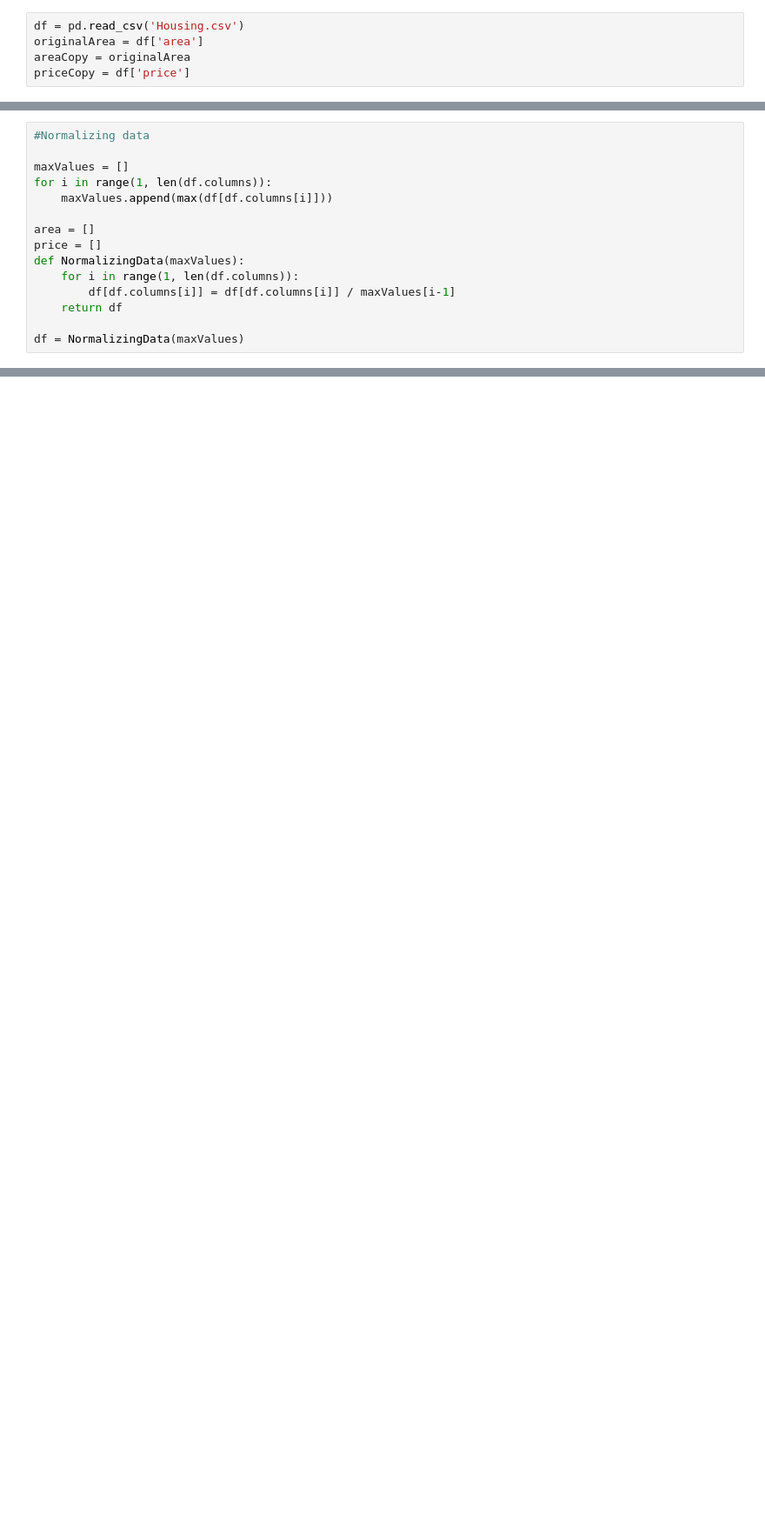
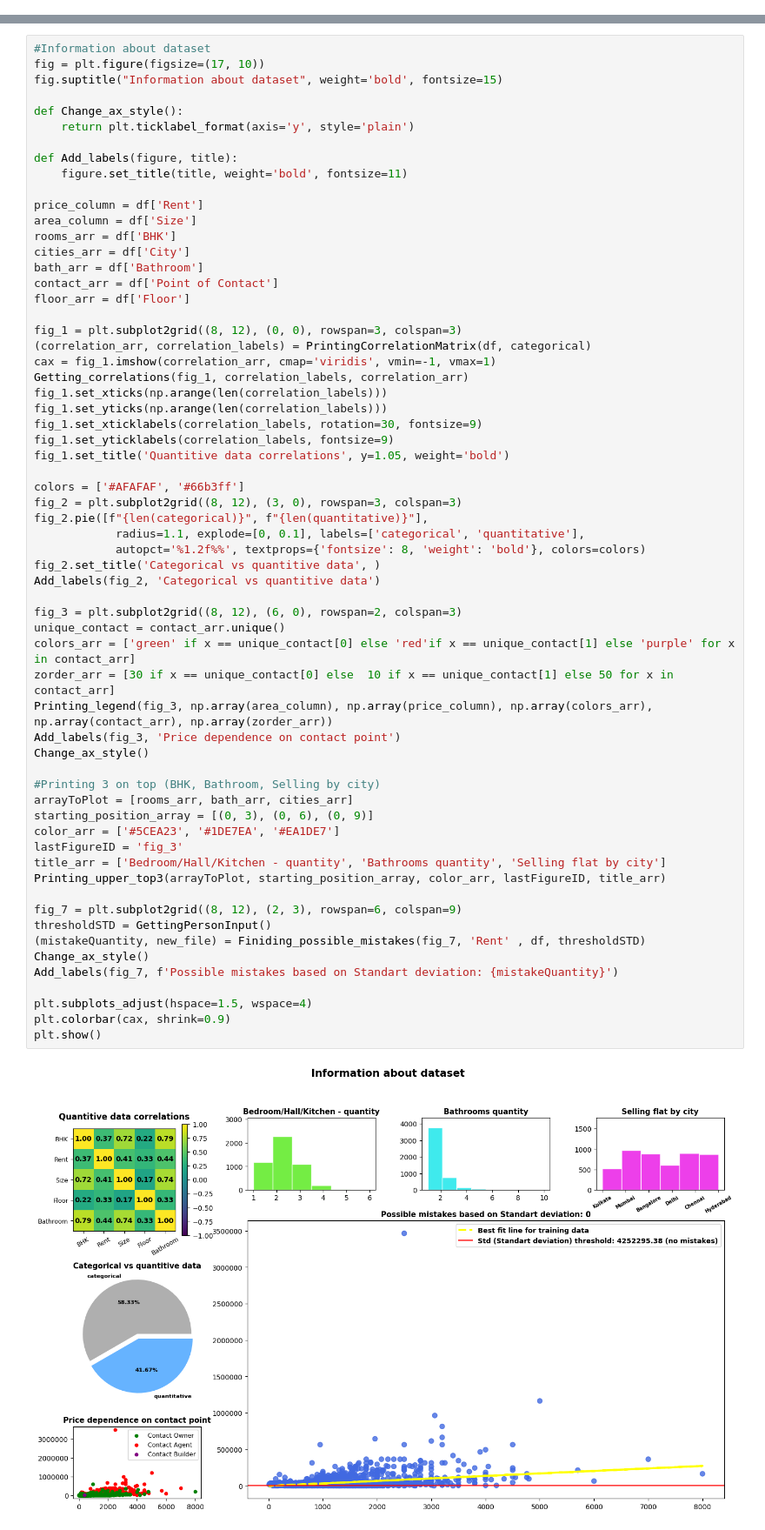
Before and after one commit to ernis2003/Data-visualizations-and-ML-projects, a Jupyter notebook: House price prediction.ipynb, the cells around one changed output, grey strips where cells are left out. Shown at 87% size. Cells and saved outputs as stored; diff of their text form; blank space fills up the shorter version.

```diff
--- a/House price prediction.ipynb
+++ b/House price prediction.ipynb
@@ -8,5 +10,0 @@ import warnings
-# %%
-df = pd.read_csv('Housing.csv')
-originalArea = df['area']
-areaCopy = originalArea
-priceCopy = df['price']
@@ -26,15 +10,0 @@ for i in range(len(values)):
-# %%
-#Normalizing data
-
-maxValues = []
-for i in range(1, len(df.columns)):
-    maxValues.append(max(df[df.columns[i]]))
-
-area = []
-price = []
-def NormalizingData(maxValues):
-    for i in range(1, len(df.columns)):
-        df[df.columns[i]] = df[df.columns[i]] / maxValues[i-1]
-    return df
-
-df = NormalizingData(maxValues)
@@ -150,0 +113,64 @@ plt.show()
+# %%
+#Information about dataset
+fig = plt.figure(figsize=(17, 10))
+fig.suptitle("Information about dataset", weight='bold', fontsize=15)
+
+def Change_ax_style():
+    return plt.ticklabel_format(axis='y', style='plain')
+
+def Add_labels(figure, title):
+    figure.set_title(title, weight='bold', fontsize=11)
+
+price_column = df['Rent']
+area_column = df['Size']
+rooms_arr = df['BHK']
+cities_arr = df['City']
+bath_arr = df['Bathroom']
+contact_arr = df['Point of Contact']
+floor_arr = df['Floor']
+
+fig_1 = plt.subplot2grid((8, 12), (0, 0), rowspan=3, colspan=3)
+(correlation_arr, correlation_labels) = PrintingCorrelationMatrix(df, categorical)
+cax = fig_1.imshow(correlation_arr, cmap='viridis', vmin=-1, vmax=1)
+Getting_correlations(fig_1, correlation_labels, correlation_arr)
+fig_1.set_xticks(np.arange(len(correlation_labels)))
+fig_1.set_yticks(np.arange(len(correlation_labels)))
+fig_1.set_xticklabels(correlation_labels, rotation=30, fontsize=9)
+fig_1.set_yticklabels(correlation_labels, fontsize=9)
+fig_1.set_title('Quantitive data correlations', y=1.05, weight='bold')
+
+colors = ['#AFAFAF', '#66b3ff']
+fig_2 = plt.subplot2grid((8, 12), (3, 0), rowspan=3, colspan=3)
+fig_2.pie([f"{len(categorical)}", f"{len(quantitative)}"],
+            radius=1.1, explode=[0, 0.1], labels=['categorical', 'quantitative'],
+            autopct='%1.2f%%', textprops={'fontsize': 8, 'weight': 'bold'}, colors=colors)
+fig_2.set_title('Categorical vs quantitive data', )
+Add_labels(fig_2, 'Categorical vs quantitive data')
+
+fig_3 = plt.subplot2grid((8, 12), (6, 0), rowspan=2, colspan=3)
+unique_contact = contact_arr.unique()
+colors_arr = ['green' if x == unique_contact[0] else 'red'if x == unique_contact[1] else 'purple' for x in contact_arr]
+zorder_arr = [30 if x == unique_contact[0] else  10 if x == unique_contact[1] else 50 for x in contact_arr]
+Printing_legend(fig_3, np.array(area_column), np.array(price_column), np.array(colors_arr), np.array(contact_arr), np.array(zorder_arr))
+Add_labels(fig_3, 'Price dependence on contact point')
+Change_ax_style()
+
+#Printing 3 on top (BHK, Bathroom, Selling by city)
+arrayToPlot = [rooms_arr, bath_arr, cities_arr]
+starting_position_array = [(0, 3), (0, 6), (0, 9)]
+color_arr = ['#5CEA23', '#1DE7EA', '#EA1DE7']
+lastFigureID = 'fig_3'
+title_arr = ['Bedroom/Hall/Kitchen - quantity', 'Bathrooms quantity', 'Selling flat by city']
+Printing_upper_top3(arrayToPlot, starting_position_array, color_arr, lastFigureID, title_arr)
+
+fig_7 = plt.subplot2grid((8, 12), (2, 3), rowspan=6, colspan=9)
+thresholdSTD = GettingPersonInput()
+(mistakeQuantity, new_file) = Finiding_possible_mistakes(fig_7, 'Rent' , df, thresholdSTD)
+Change_ax_style()
+Add_labels(fig_7, f'Possible mistakes based on Standart deviation: {mistakeQuantity}')
+
+plt.subplots_adjust(hspace=1.5, wspace=4)
+plt.colorbar(cax, shrink=0.9)
+plt.show()
+# %% [output]
+[figure, added]
```
Also changed, not shown: parts of 14 cells of this notebook, 1 other file.
